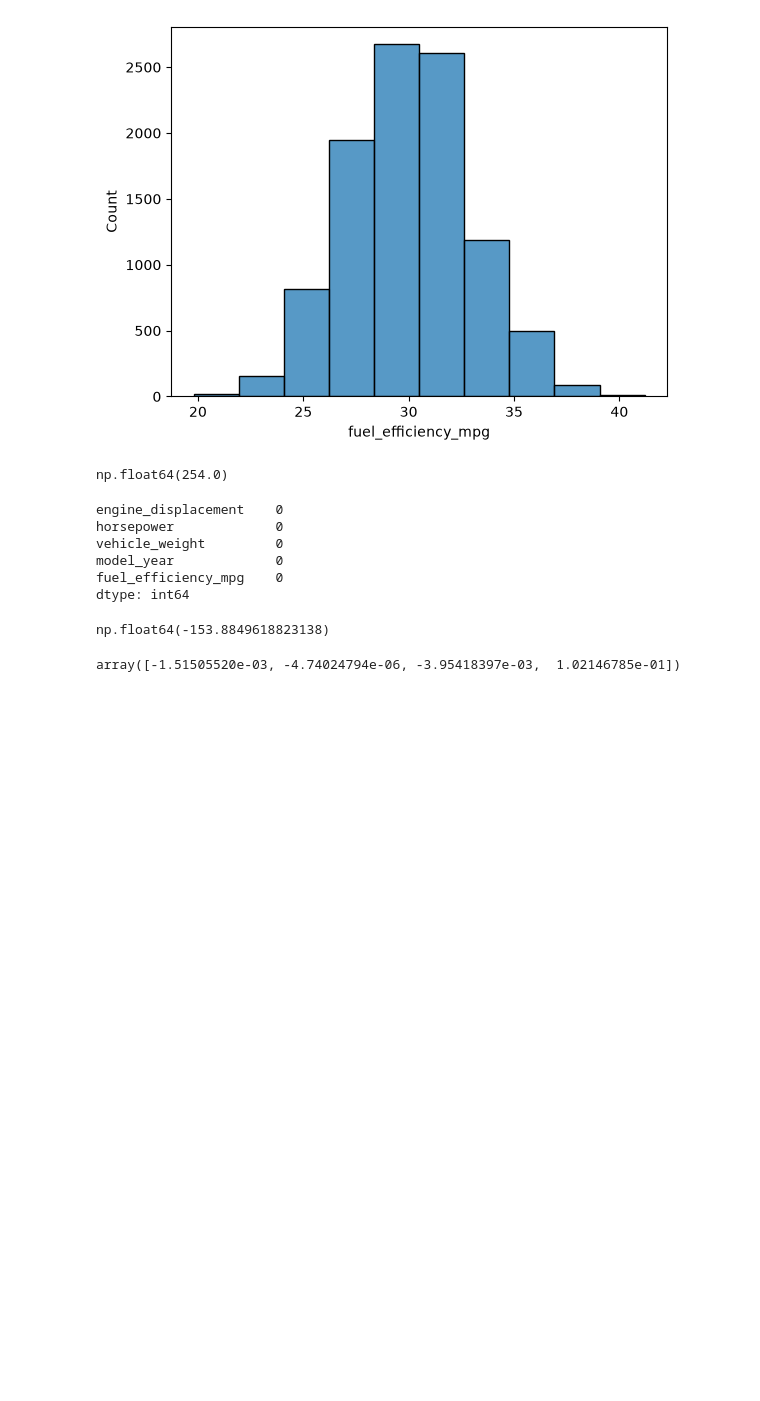
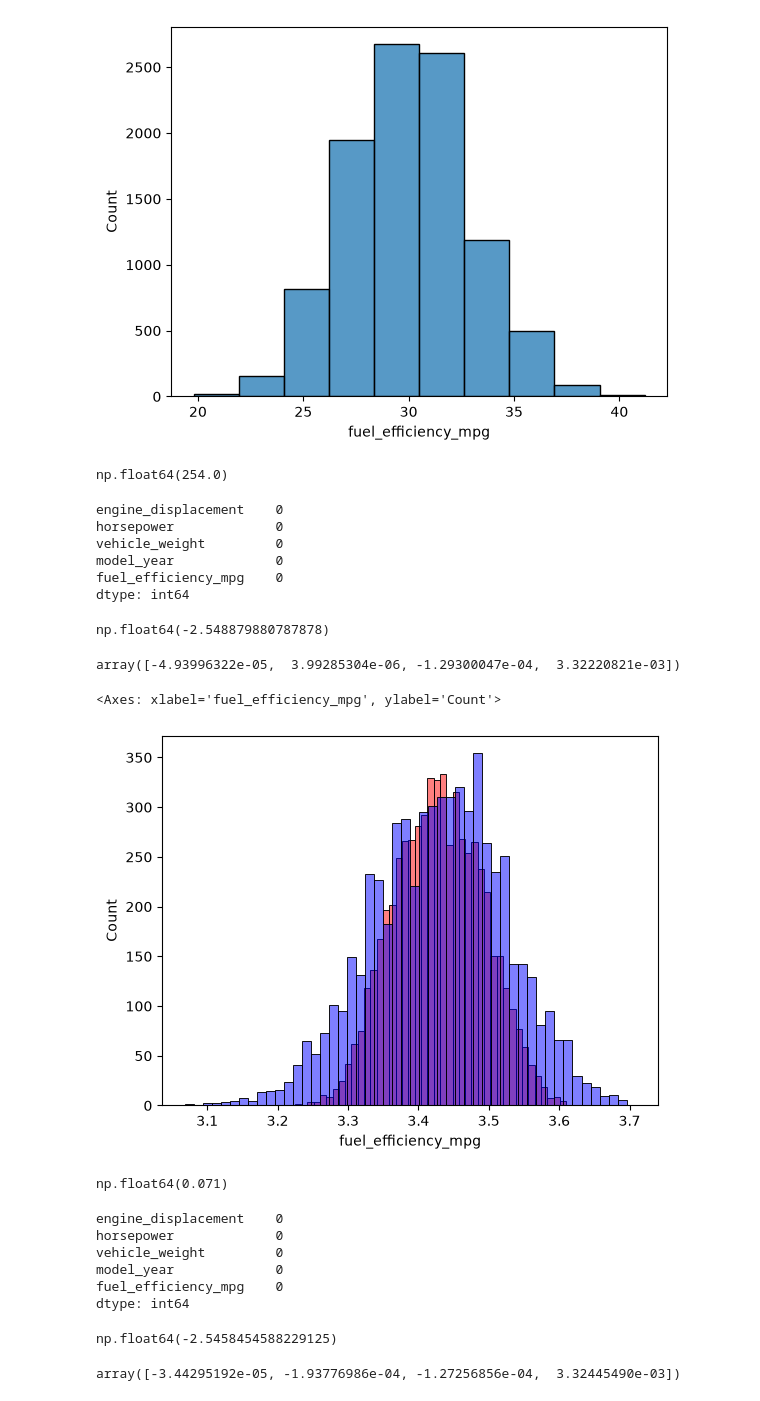
Before and after one commit to ChetanThosar/ML_Zoomcamp_HW2, a Jupyter notebook: HW2.ipynb, the cells around one changed output. Saved outputs shown, nothing was run; the diff lists cells and outputs as text; code cells hidden in the pictures; blank space fills up the shorter version.

```diff
--- a/HW2.ipynb
+++ b/HW2.ipynb
@@ -130,7 +132,7 @@ def train_linear_regression(X, y):
     return w_full[0], w_full[1:]
 # %%
 X_train=df_train.copy()
-Y_train=df_train['fuel_efficiency_mpg']
+Y_train=np.log1p(df_train['fuel_efficiency_mpg'])
 del X_train['fuel_efficiency_mpg']
 # %%
 w0, w = train_linear_regression(X_train, Y_train)
@@ -138,8 +140,14 @@ y_pred = w0 + X_train.dot(w)
 # %%
 w0
 # %% [output]
-np.float64(-153.8849618823138)
+np.float64(-2.548879880787878)
 # %%
 w
 # %% [output]
-array([-1.51505520e-03, -4.74024794e-06, -3.95418397e-03,  1.02146785e-01])
+array([-4.93996322e-05,  3.99285304e-06, -1.29300047e-04,  3.32220821e-03])
+# %%
+sns.histplot(y_pred, color='red', alpha=0.5, bins=50)
+sns.histplot(Y_train, color='blue', alpha=0.5, bins=50)
+# %% [output]
+<Axes: xlabel='fuel_efficiency_mpg', ylabel='Count'>
+[figure, added]
@@ -145,0 +160,5 @@ array([-1.51505520e-03, -4.74024794e-06, -3.95418397e-03,  1.02146785e-01])
+# %%
+rmse_0=round(rmse(Y_train, y_pred),3)
+rmse_0
+# %% [output]
+np.float64(0.071)
@@ -145,0 +169,9 @@ array([-1.51505520e-03, -4.74024794e-06, -3.95418397e-03,  1.02146785e-01])
+# %%
+df_mean.isnull().sum()
+# %% [output]
+engine_displacement    0
+horsepower             0
+vehicle_weight         0
+model_year             0
+fuel_efficiency_mpg    0
+dtype: int64
@@ -145,0 +201,8 @@ array([-1.51505520e-03, -4.74024794e-06, -3.95418397e-03,  1.02146785e-01])
+# %%
+w0
+# %% [output]
+np.float64(-2.5458454588229125)
+# %%
+w
+# %% [output]
+array([-3.44295192e-05, -1.93776986e-04, -1.27256856e-04,  3.32445490e-03])
```
Also changed, not shown: parts of 23 cells of this notebook.
